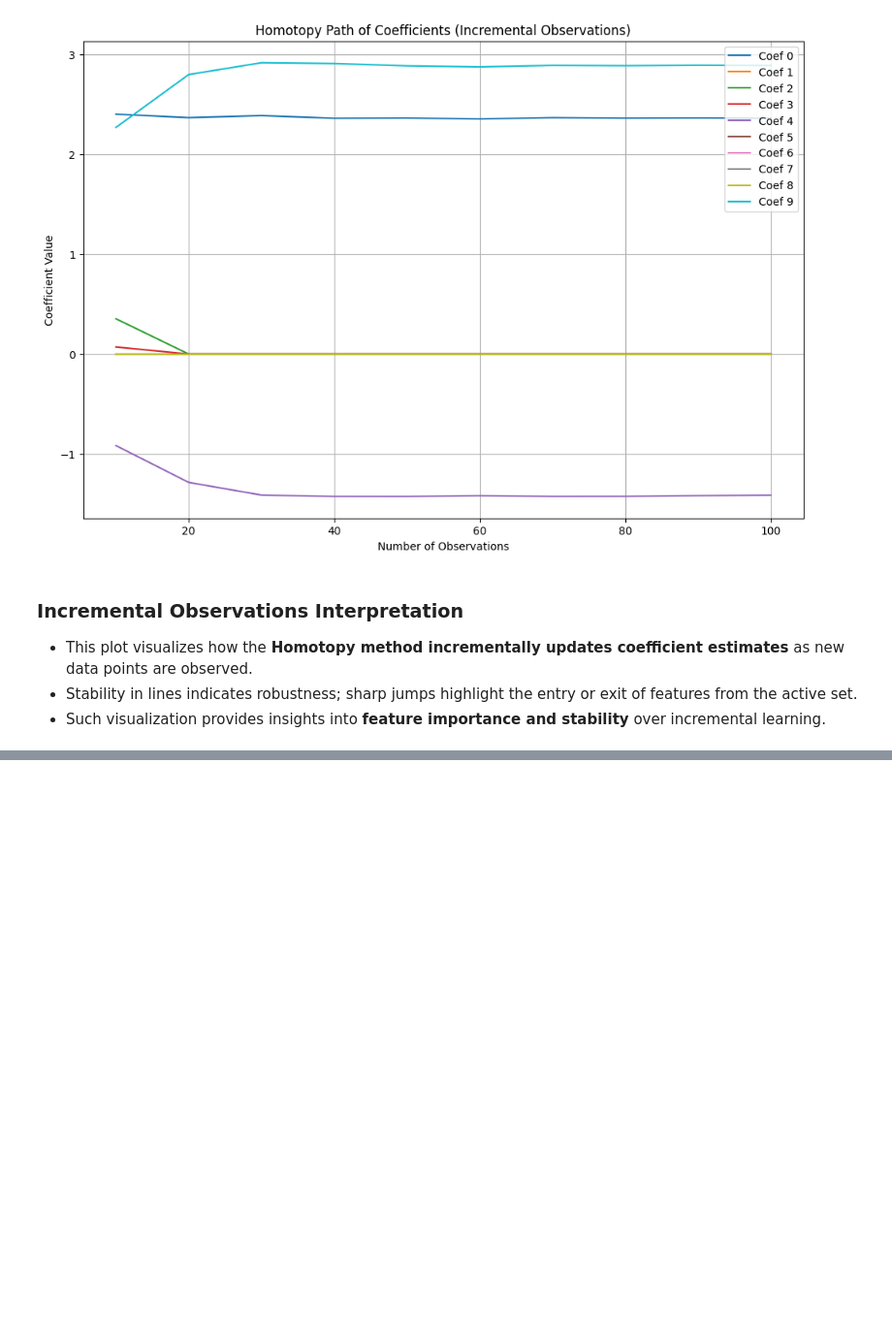
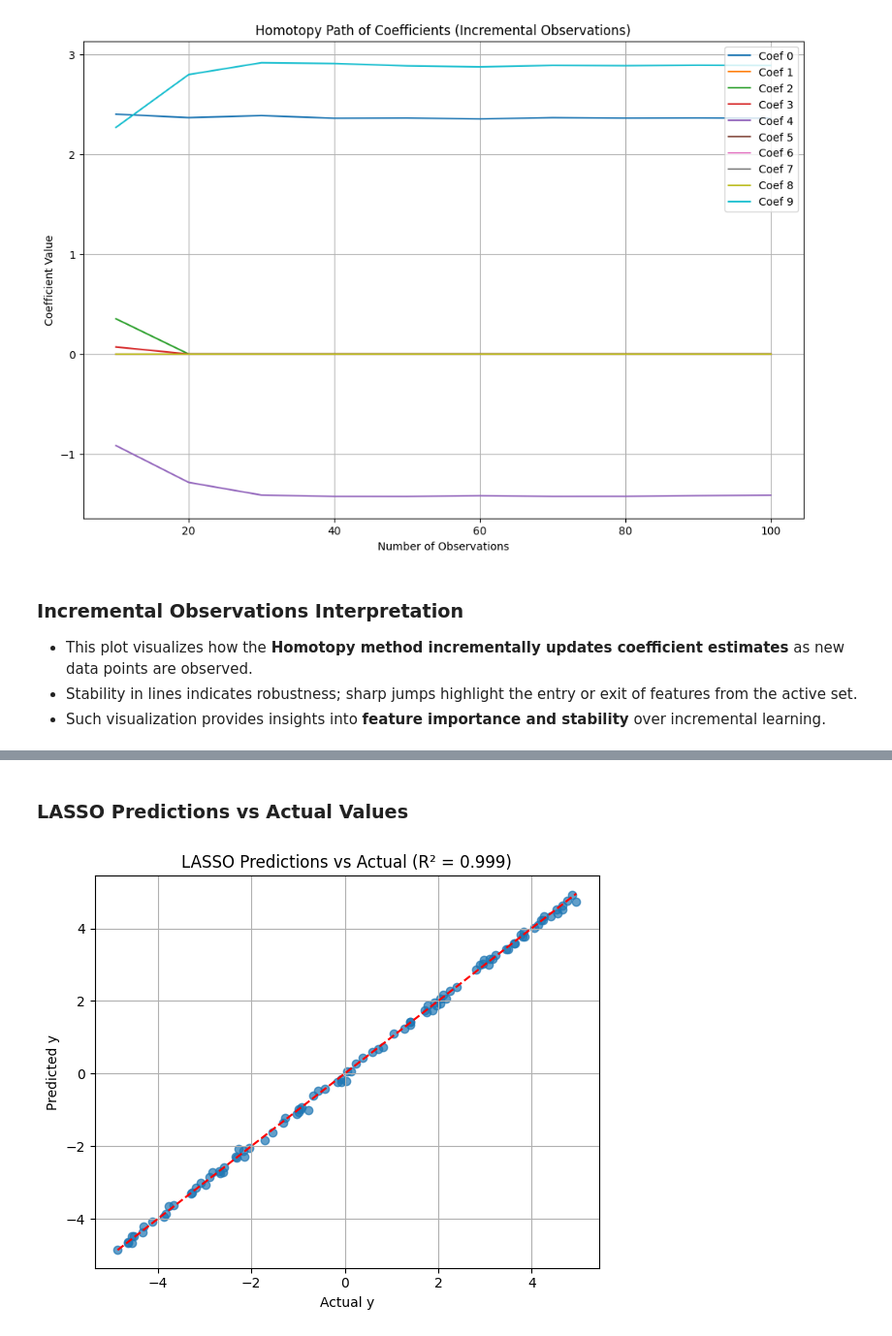
Before and after one commit to ndalvi20/Project1, a Jupyter notebook: LassoHomotopy/visualizations/LassoVisualization.ipynb, the cells around one changed output, grey strips where cells are left out. Shown at 97% size. Saved outputs shown, nothing was run; the diff lists cells and outputs as text; code cells hidden in the pictures; blank space fills up the shorter version.

```diff
--- a/LassoHomotopy/visualizations/LassoVisualization.ipynb
+++ b/LassoHomotopy/visualizations/LassoVisualization.ipynb
@@ -126,0 +173,16 @@ The above visualizations not only illustrate the working principle of the Homoto
+# %% [markdown]
+### LASSO Predictions vs Actual Values
+# %%
+y_pred = lasso_result.predict(X)
+
+plt.figure(figsize=(6, 5))
+plt.scatter(y, y_pred, alpha=0.7)
+plt.xlabel("Actual y")
+plt.ylabel("Predicted y")
+plt.title(f"LASSO Predictions vs Actual (R² = {lasso_result.r2_score(y, y_pred):.3f})")
+plt.grid(True)
+plt.plot([y.min(), y.max()], [y.min(), y.max()], color='red', linestyle='--')
+plt.tight_layout()
+plt.show()
+# %% [output]
+[figure, added]
```
Also changed, not shown: parts of 11 cells of this notebook, 14 other files.
